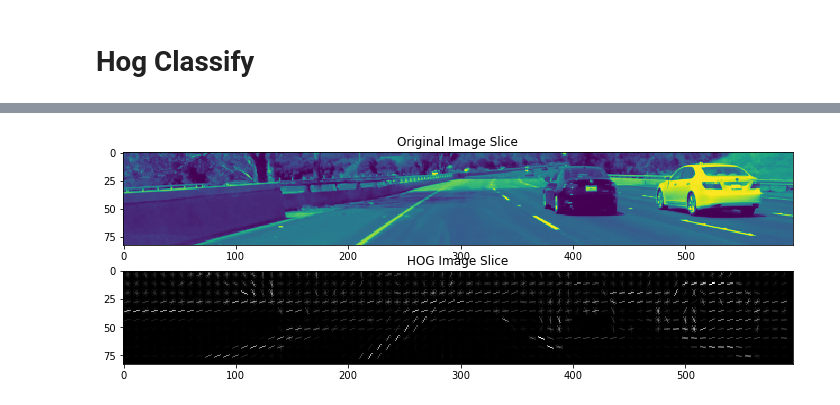
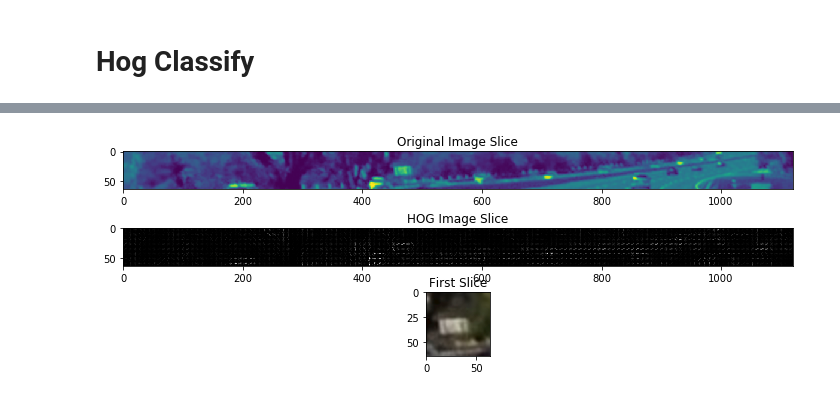
Before and after one commit to hortovanyi/udacity-vehicle-detection-project, a Jupyter notebook: Data Exploration.ipynb, the cells around one changed output, grey strips where cells are left out. Drawn from its saved outputs; the diff is of its cells as text; code cells hidden in the pictures.

Commit message:
so happy - just got my refactored code working detecting boxes

```diff
--- a/Data Exploration.ipynb
+++ b/Data Exploration.ipynb
@@ -265,7 +303,7 @@ class ChannelHistFeatures(ImageFeaturesBase):
 
     def __add__(self, other):
         if isinstance(other, np.ndarray):
-            other_vales = other
+            other_values = other
         else:
             other_values=other.values
         return np.concatenate((self.values,other_values))
@@ -325,7 +363,7 @@ class ColorHistFeatures(ImageFeaturesBase):
 
     def __add__(self, other):
         if isinstance(other, np.ndarray):
-            other_vales = other
+            other_values = other
         else:
             other_values=other.values
         return np.concatenate((self.values,other_values))
@@ -469,7 +507,7 @@ class BinSpatialFeatures(ImageFeaturesBase):
 
     def __add__(self, other):
         if isinstance(other, np.ndarray):
-            other_vales = other
+            other_values = other
         else:
             other_values=other.values
         return np.concatenate((self.values,other_values))
@@ -680,7 +723,7 @@ colorspace = 'LUV' # Can be BGR, HSV, LUV, HLS, YUV
 orient = 9
 pix_per_cell = 8
 cell_per_block = 2
-hog_channel = '0' # Can be 0, 1, 2, or "ALL"
+hog_channel = 0 # Can be 0, 1, 2, or "ALL"
 
 t=time.time()
 car_features = extract_hog_features(cars, cspace=colorspace, orient=orient,
@@ -694,7 +737,8 @@ print(round(t2-t, 2), 'Seconds to extract HOG features...')
 # Create an array stack of feature vectors
 X = np.vstack((car_features, notcar_features)).astype(np.float64)
 # Fit a per-column scaler
-X_scaler = StandardScaler(with_mean=True, with_std=True).fit(X)
+#X_scaler = StandardScaler(with_mean=True, with_std=True).fit(X)
+X_scaler = RobustScaler().fit(X)
 # X_scaler = MinMaxScaler().fit(X)
 # Apply the scaler to X
 scaled_X = X_scaler.transform(X)
@@ -956,7 +1000,7 @@ class WindowBoxes(object):
                 y_start = y_center+25
             elif y == 256:
                 y_start = y_center
-            elif y == 320:
+            elif y == 384:
                 y_start = y_center
             y_stop = image.shape[0] - 150 # for bonnet
             if y <= 128:
@@ -973,7 +1017,7 @@ class WindowBoxes(object):
         window_dict["smallish"] = find_windows(height, width, xc=5, yc=2.5, xy_window=sz_dict['smallish'], xy_overlap=(0.5,0.5))
         window_dict["medium"] = find_windows(height, width, xc=4.5, yc=1.25, xy_window=sz_dict['medium'], xy_overlap=(0.7,0.7))
         window_dict["large"] = find_windows(height, width, xc=2.5, yc=1, xy_window=sz_dict['large'], xy_overlap=(0.6,0.6))
-        window_dict["max"] = find_windows(height, width, xc=2, yc=1, xy_window=sz_dict['max'], xy_overlap=(0.6,0.6))
+        window_dict["max"] = find_windows(height, width, xc=1.5, yc=1, xy_window=sz_dict['max'], xy_overlap=(0.6,0.6))
 
         # if not all shapes then overwrite with just the shape required
         if all_shapes != True:
@@ -1316,52 +1317,61 @@ class ImageSlice(object):
 # %%
-# initialise an object to contain common parameters
+## initialise an object to contain common parameters
 color_space = 'LUV' # Can be BGR, HSV, LUV, HLS, YUV, YCrCb
 orient = 9  # HOG orientations
 pix_per_cell = 8 # HOG pixels per cell
 cell_per_block = 2 # HOG cells per block
-hog_channel = '0' # Can be 0, 1, 2, or "ALL"
-spatial_size = (16, 16) # Spatial binning dimensions
-hist_bins = 16    # Number of histogram bins
+hog_channel = 0 # Can be 0, 1, 2, or "ALL"
+spatial_size = (32, 32) # Spatial binning dimensions
+hist_bins = 32    # Number of histogram bins
+hist_range = (0,256)
 spatial_feat = False # Spatial features on or off
-hist_feat = False # Histogram features on or off
+hist_feat = True # Histogram features on or off
 hog_feat = True # HOG features on or off
 
 class SearchParams(typing.NamedTuple("GenSearchParams", [('color_space', str),('orient', int),('pix_per_cell', int),
-                                                      ('cell_per_block', int),('hog_channel', int),
-                                                      ('spatial_size', tuple), ('hist_bins', int),
-                                                      ('spatial_feat', bool),
-                                                      ('hist_feat', bool), ('hog_feat', bool),
-                                                      ('clf', ExtraTreesClassifier), ('X_scaler', StandardScaler)
+                                                         ('cell_per_block', int),('hog_channel', int),
+                                                         ('spatial_size', tuple),
+                                                         ('hist_bins', int),('hist_range', tuple),
+                                                         ('spatial_feat', bool),
+                                                         ('hist_feat', bool), ('hog_feat', bool),
+                                                         ('clf', LinearSVC), ('X_scaler', RobustScaler)
                                                         ])):
     pass
 
 search_params = SearchParams(color_space, orient, pix_per_cell, cell_per_block, hog_channel, spatial_size,
-                  hist_bins, spatial_feat, hist_feat, hog_feat, clf, X_scaler)
+                  hist_bins, hist_range, spatial_feat, hist_feat, hog_feat, svc, X_scaler)
 
 @interact
-def hog_slice_test(images=fixed(images), i:(0,len(images)-1)=0, shape:["small","smallish","medium","large","max"]="small"):
+def hog_slice_test(images=fixed(images), i:(0,len(images)-1)=0,
+                   shape:["small","smallish","medium","large","max"]="small"):
     camera_image = CameraImage(images[i])
     window_boxes = WindowBoxes(camera_image.height, camera_image.width)
     image_slice = ImageSlice(camera_image, window_boxes, search_params, shape)
+    image_windows = [wbs for wbs in image_slice.window_generator()]
     image = image_slice.image
-#     hog_image = np.vstack((image_slice.hog_image_channel_0,image_slice.hog_image_channel_1,
-#                            image_slice.hog_image_channel_2))
-    hog_image = image_slice.hog_image_channel_0
-    print(window_boxes.bounding_box(shape), window_boxes.resize_64x64_ratio(shape), image.shape)
 
-    hog_channels = image_slice.hog_channels
-    print(len(hog_channels))
-    print(hog_channels[0].shape)
-    print(image_slice.image.shape,hog_image.shape)
+    hog_image = image_slice.hog_image(0)
+#     print(window_boxes.bounding_box(shape), window_boxes.resize_64x64_ratio(shape), image.shape)
+
+    hog_features_list = image_slice.hog_features_list
+#     print(len(hog_features_list))
+#     print("hog_features_list[0].values.shape=",hog_features_list[0].values.shape)
+#     print(image_slice.image.shape,hog_image.shape)
     #print(window_boxes.windows(shape))
-    print([w for w in image_slice.window_generator()])
-#     return arr2img(np.vstack((cv2.cvtColor(image, cv2.COLOR_BGR2YUV)[:,:,2],hog_image)))
-#     return arr2img(cv2.cvtColor(image, cv2.COLOR_BGR2RGB))
+#     print(image_windows)
+
+#     for w in image_windows:
+#         print("windows: %r slice_window %r hog: %r" % (w.bbox, w.bbox_slice,
+#                                                        image_slice.window_hog_features(w.bbox_slice)))
     fig = plt.figure(figsize=(12,4))
-    plt.subplot(211)
+    plt.subplot(311)
     plt.imshow(cv2.cvtColor(image, cv2.COLOR_BGR2LUV)[:,:,0])
     plt.title('Original Image Slice')
-    plt.subplot(212)
+    plt.subplot(312)
     plt.imshow(hog_image, cmap='gray')
     plt.title('HOG Image Slice')
+    plt.subplot(313)
+    plt.imshow(hog_image, cmap='gray')
+    plt.title('First Slice')
+    plt.imshow(cv2.cvtColor(image_slice.slice_window(image_windows[10].bbox_slice), cv2.COLOR_LUV2RGB))
 # %% [output]
@@ -1373,4 +1378,4 @@ def hog_slice_test(images=fixed(images), i:(0,len(images)-1)=0, shape:["small","
-[figure, old version]
+[figure, new version]
 # %%
 class VehicleDetection(object):
     """Vehicle Detection class - holds all things to do with vehicle detection """
```
Also changed, not shown: parts of 23 cells of this notebook.
